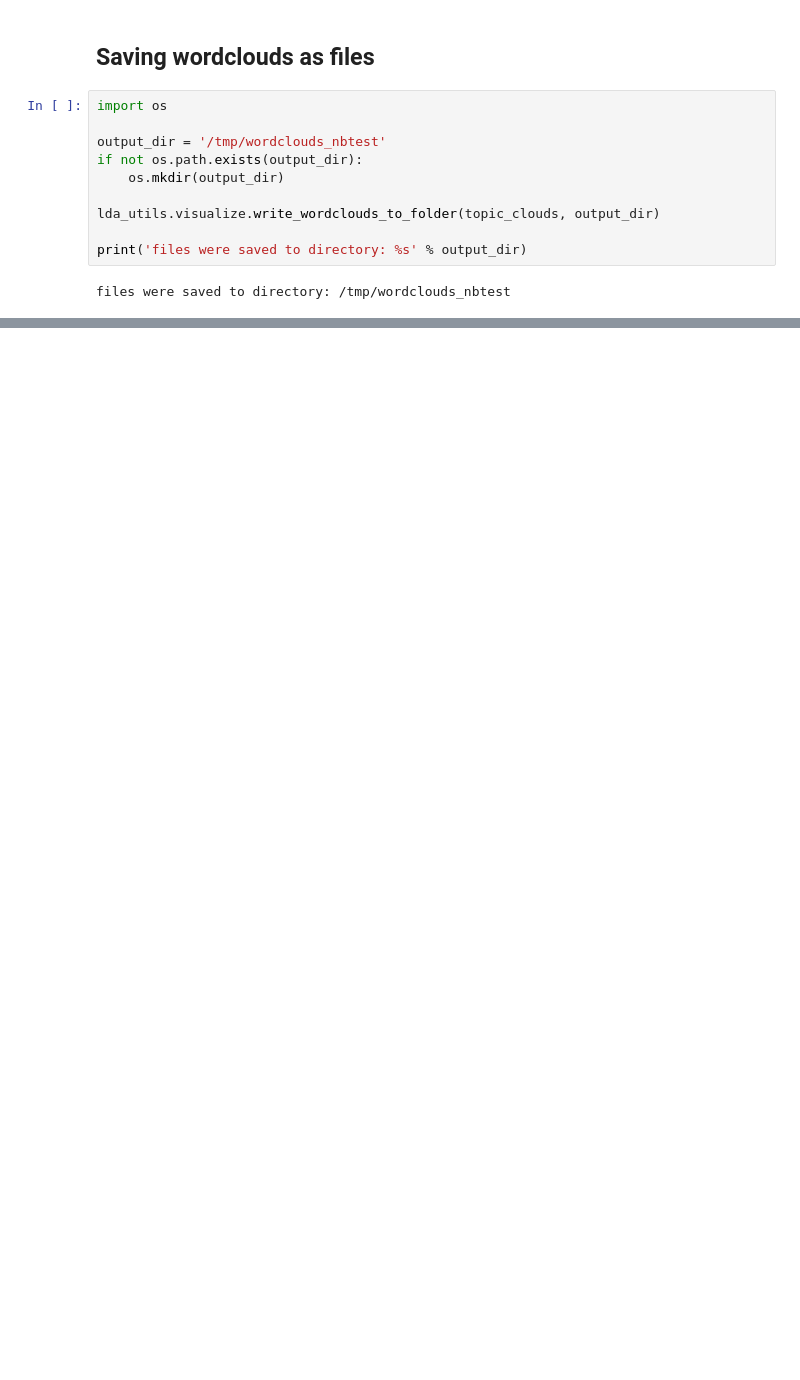
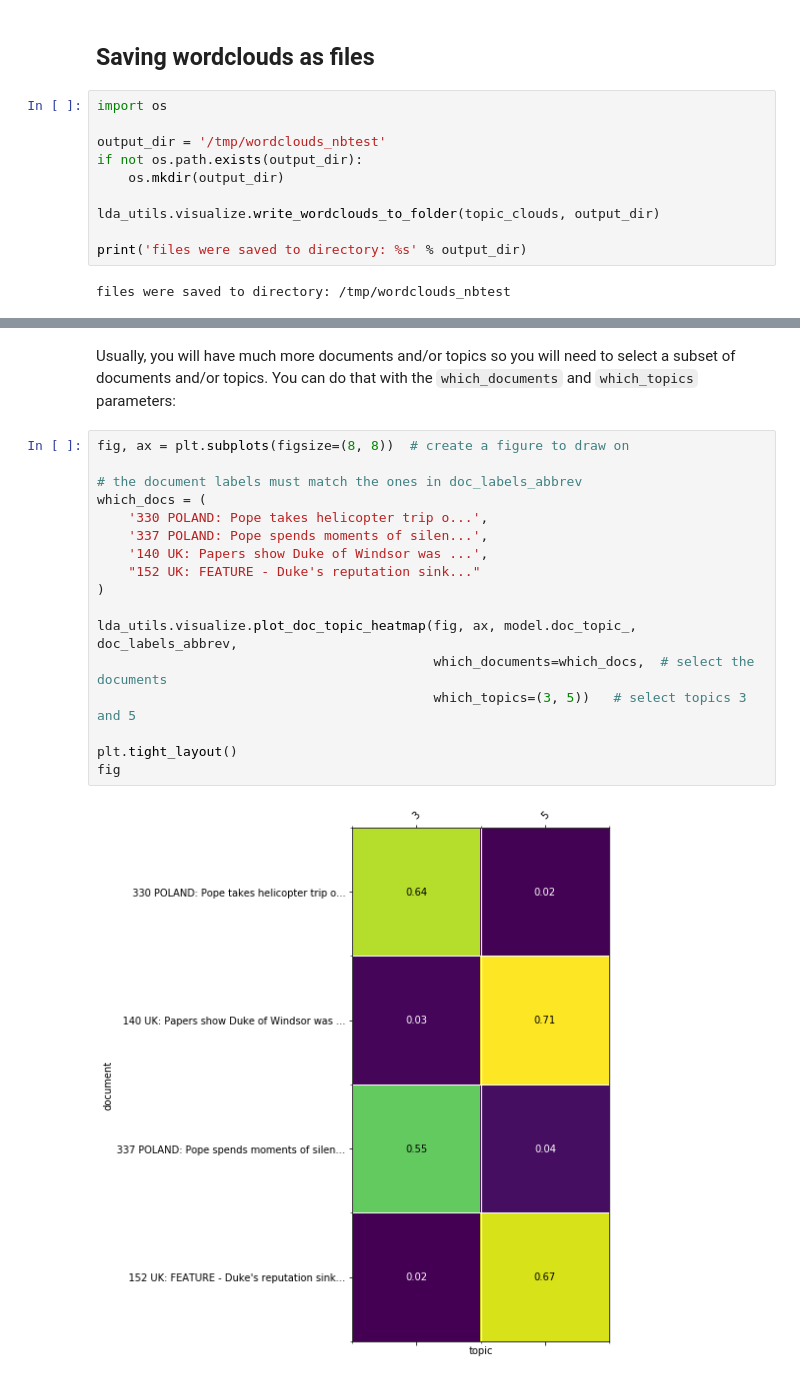
Before and after one commit to WZBSocialScienceCenter/tmtoolkit, a Jupyter notebook: examples/lda_visualization.ipynb, the cells around one changed output, grey strips where cells are left out. Drawn from its saved outputs; the diff is of its cells as text; blank space fills up the shorter version.

```diff
--- a/examples/lda_visualization.ipynb
+++ b/examples/lda_visualization.ipynb
@@ -59,0 +87,21 @@ files were saved to directory: /tmp/wordclouds_nbtest
+# %% [markdown]
+Usually, you will have much more documents and/or topics so you will need to select a subset of documents and/or topics. You can do that with the `which_documents` and `which_topics` parameters:
+# %%
+fig, ax = plt.subplots(figsize=(8, 8))  # create a figure to draw on
+
+# the document labels must match the ones in doc_labels_abbrev
+which_docs = (
+    '330 POLAND: Pope takes helicopter trip o...',
+    '337 POLAND: Pope spends moments of silen...',
+    '140 UK: Papers show Duke of Windsor was ...',
+    "152 UK: FEATURE - Duke's reputation sink..."
+)
+
+lda_utils.visualize.plot_doc_topic_heatmap(fig, ax, model.doc_topic_, doc_labels_abbrev,
+                                           which_documents=which_docs,  # select the documents
+                                           which_topics=(3, 5))   # select topics 3 and 5
+
+plt.tight_layout()
+fig
+# %% [output]
+[figure, added]
```
Also changed, not shown: parts of 10 cells of this notebook, 4 other files.
